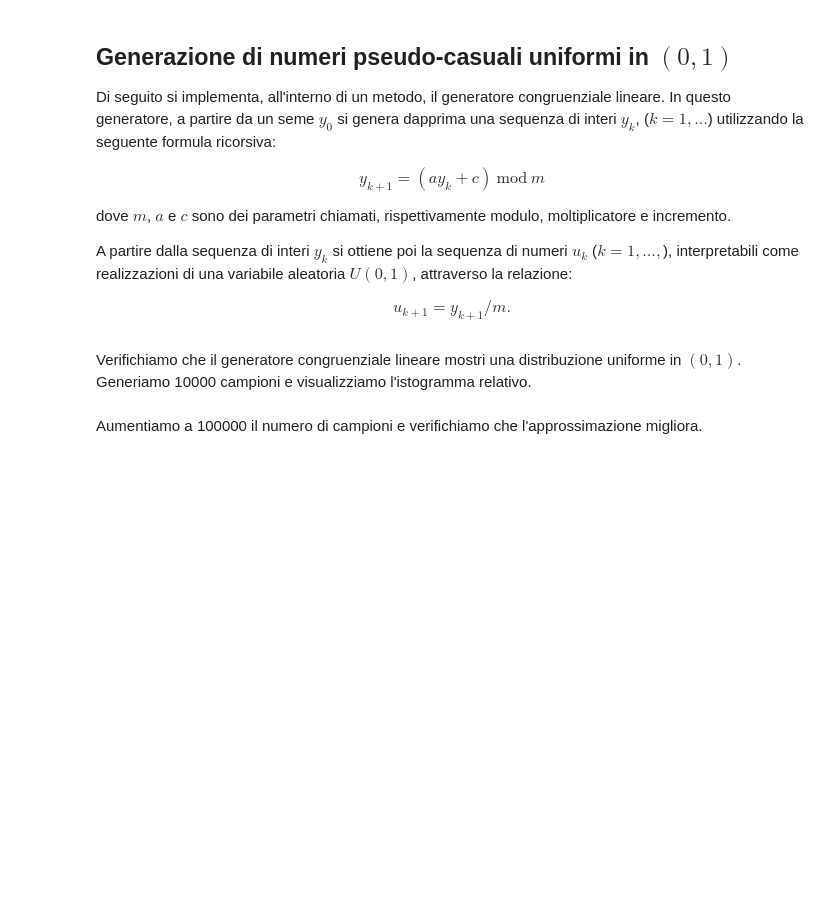
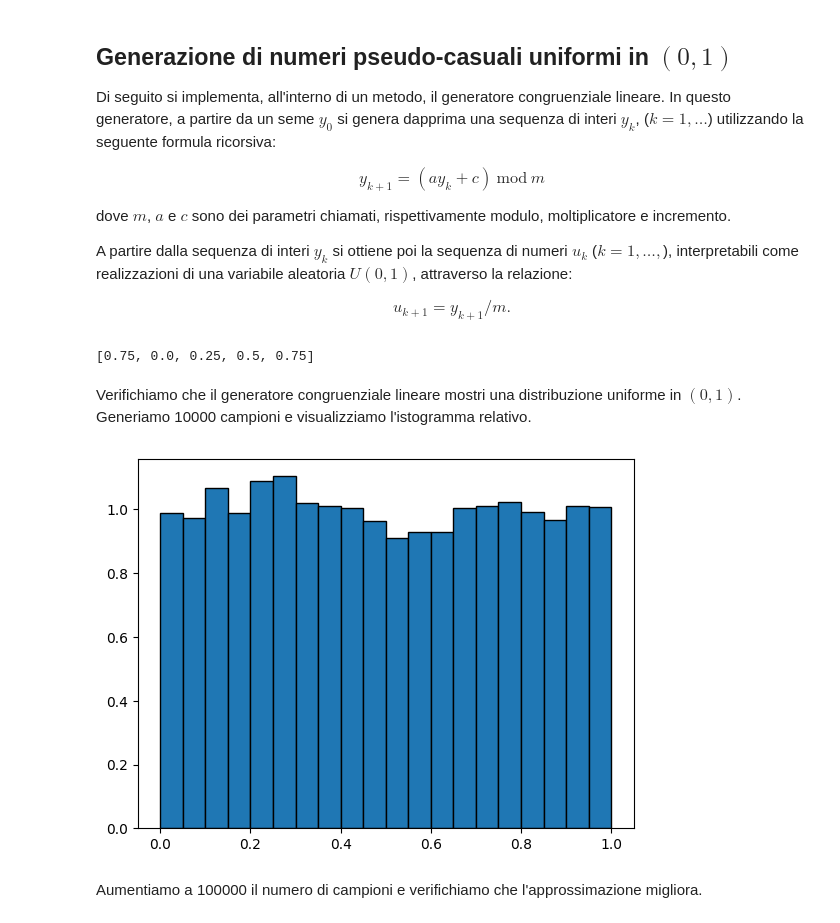
Before and after one commit to emamanni/AnalisiDeiDati_25-26, a Jupyter notebook: 09_GenerazioneNumeriPseudocasuali.ipynb, the cells around one changed output. Drawn from its saved outputs; the diff is of its cells as text; code cells hidden in the pictures; blank space fills up the shorter version.

```diff
--- a/09_GenerazioneNumeriPseudocasuali.ipynb
+++ b/09_GenerazioneNumeriPseudocasuali.ipynb
@@ -16,7 +16,31 @@ dove $m$, $a$ e $c$ sono dei parametri chiamati, rispettivamente modulo, moltipl
 A partire dalla sequenza di interi $y_k$ si ottiene poi la sequenza di numeri $u_k$ ($k=1, \dots,$), interpretabili come realizzazioni di una variabile aleatoria $U(0,1)$, attraverso la relazione:
 
 $$u_{k+1} = y_{k+1} / m.$$
+# %%
+def LCG(N, a, c, m, y0):
+  y = [y0]
+  u = [y0/m]
+
+  for i in range(1, N+1):
+    y.append((a * y[i-1] + c) % m)
+    u.append(y[i]/m)
+
+  return u[1:]
+
+u = LCG(5, 1, 5, 4, 2)
+print(u)
+# %% [output]
+[0.75, 0.0, 0.25, 0.5, 0.75]
 # %% [markdown]
 Verifichiamo che il generatore congruenziale lineare mostri una distribuzione uniforme in $(0,1)$. Generiamo 10000 campioni e visualizziamo l'istogramma relativo.
+# %%
+import matplotlib.pyplot as plt
+
+u = LCG(10000, 372, 551, 44443789, 79)
+
+plt.hist(u, bins=20, histtype='bar', edgecolor='black', density=True)
+plt.show()
+# %% [output]
+[figure, added]
 # %% [markdown]
 Aumentiamo a 100000 il numero di campioni e verifichiamo che l'approssimazione migliora.
```
Also changed, not shown: parts of 14 cells of this notebook.
